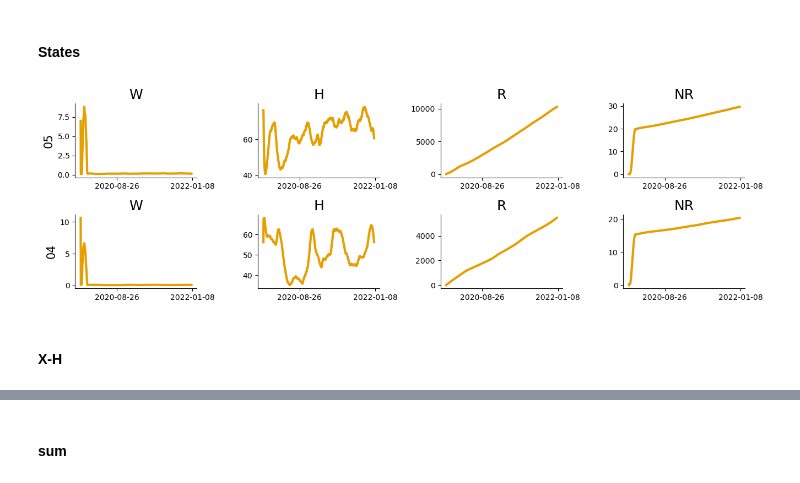
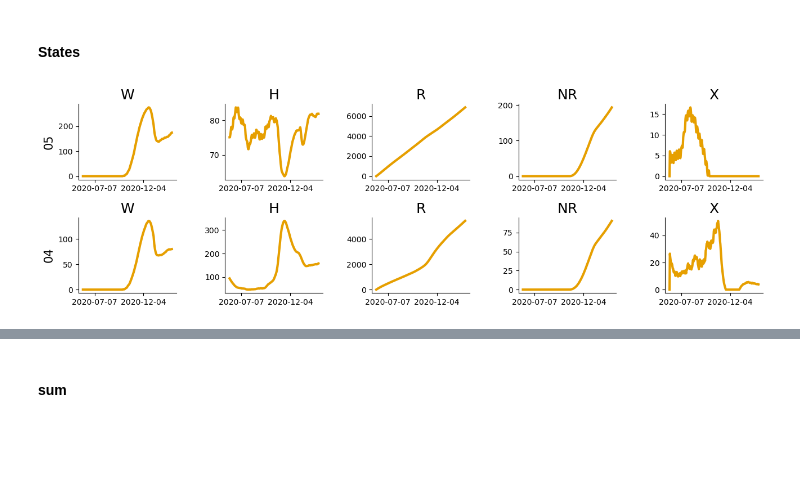
Before and after one commit to woldmuyn/COVID19-Model, a Jupyter notebook: notebooks/scratch/woldmuyn_postponed_healthcare_Queue.ipynb, the cells around one changed output, grey strips where cells are left out. Drawn from its saved outputs; the diff is of its cells as text; code cells hidden in the pictures; blank space fills up the shorter version.

```diff
--- a/notebooks/scratch/woldmuyn_postponed_healthcare_Queue.ipynb
+++ b/notebooks/scratch/woldmuyn_postponed_healthcare_Queue.ipynb
@@ -572,8 +634,8 @@ plt.show()
 ### Parameters
 # %%
 #set start and end date
-start_date = pd.to_datetime('2020-01-01')
-end_date = pd.to_datetime('2022-01-01')
+start_date = pd.to_datetime('2020-06-01')
+end_date = pd.to_datetime('2021-03-01')
 sim_len = (end_date - start_date)/pd.Timedelta(days=1)
 # %%
 # Define MDC classes to model
@@ -581,20 +643,23 @@ MDC = hospitalizations_per_day_before.index.get_level_values('APR_MDC_key').uniq
 MDC = np.append(MDC,'covid')
 
 # Define model parameters, initial states and coordinates
-beta = np.ones(len(MDC))*0.1
 gamma = mean_residence_times.loc[MDC].values
 epsilon = np.ones(len(MDC))*0.01
 sigma = np.ones(len(MDC))
 sigma[np.where(MDC=='covid')]=10
+f_UZG = 0.5
 
 X_tot = 1049
 
-A = hospitalizations_per_day_before.loc[(MDC,start_date.strftime('%Y-%m-%d'))].values
-A = np.append(A,0)
-params={'A':A,'X_tot':X_tot,'beta':beta, 'gamma':gamma, 'epsilon':epsilon, 'sigma':sigma,'MDC':MDC,'f_UZG':0.5}
+t_string = start_date.strftime('%Y-%m-%d')
+covid_H_in = df_covid_H_in.loc[t_string]*f_UZG
+covid_H = df_covid_H_tot.loc[t_string]*f_UZG
+H_init = hospitalization_baseline.loc[(MDC,start_date.isocalendar().week,start_date.isocalendar().weekday)].values
+H_init = np.insert(H_init,np.where(MDC=='covid')[0],covid_H)
+A = H_init/mean_residence_times
 
-H_init = hospitalization_baseline.loc[MDC,start_date.isocalendar().week,start_date.isocalendar().weekday].values
-H_init = np.insert(H_init,np.where(MDC=='covid')[0],0)
+params={'A':A,'X_tot':X_tot, 'gamma':gamma, 'epsilon':epsilon, 'sigma':sigma,'MDC':MDC,'f_UZG':f_UZG}
+
 init_states = {'H':H_init}
 coordinates={'MDC':MDC}
 # Initialize model
@@ -602,4 +667,4 @@ model = postponed_healthcare_model(init_states,params,coordinates,time_dependent
 # %% [markdown]
 ### simulate model
 # %%
-out_real_world_covid = model.sim([start_date,end_date])
+out_real_world_covid = model.sim([start_date,end_date],tau=1)
@@ -607,12 +694,7 @@ out_real_world_covid = model.sim([start_date,end_date])
 ### plot results
 # %%
 MDC_plot_classes = np.array(['05','04'])
-plot_start_date = pd.to_datetime('2020-01-01')
-plot_end_date = pd.to_datetime('2022-01-01')
+plot_start_date = pd.to_datetime('2020-06-01')
+plot_end_date = pd.to_datetime('2021-03-01')
 time = pd.date_range(plot_start_date,plot_end_date)
 out = out_real_world_covid.sel(date=time).copy()
-
-#X = []
-#for t in time:
-#    X.append(((X_tot-out.sel(time=t).sum('MDC_keys')['H']) * (sigma*out.sel(time=t)['W'])/sum(sigma*out.sel(time=t)['W'])).values)
-#X = np.array(X)
@@ -634,33 +701,27 @@ plt.show()
 # %% [markdown]
 #### States
 # %%
-fig, axs = plt.subplots(len(MDC_plot_classes),4)
+fig, axs = plt.subplots(len(MDC_plot_classes),5)
 
 for disease_idx, disease in enumerate(MDC_plot_classes):
     axs[disease_idx,0].set_ylabel(disease)
     for state_idx, state in enumerate(model.state_names):
         if disease=='04':
-            out_plot = out.sel(MDC_keys=disease)[state]+out.sel(MDC_keys='covid')[state]
+            out_plot = out.sel(MDC=disease)[state]+out.sel(MDC='covid')[state]
         else:
-            out_plot = out.sel(MDC_keys=disease)[state].copy()
+            out_plot = out.sel(MDC=disease)[state].copy()
         axs[disease_idx,state_idx].plot(time,out_plot, label=MDC_dict[disease])
         axs[disease_idx,state_idx].set_title(state)
         axs[disease_idx,state_idx].xaxis.set_major_locator(plt.MaxNLocator(2))
         axs[disease_idx,state_idx].grid(False)
         axs[disease_idx,state_idx].tick_params(axis='both', which='major', labelsize=10)
         axs[disease_idx,state_idx].tick_params(axis='both', which='minor', labelsize=8)
 
 plt.subplots_adjust(left=0.1,
                     bottom=0.1,
                     right=2,
                     top=0.8,
                     wspace=0.5,
                     hspace=0.5)
-#handles, labels = axs[0].get_legend_handles_labels()
-#fig.legend(handles, labels, loc='upper center',fontsize=8)
-#plt.legend()
-plt.show()
 # %% [output]
-[figure, old version]
+[figure, new version]
-# %% [markdown]
-#### X-H
```
Also changed, not shown: parts of 47 cells of this notebook, 58 other files.
